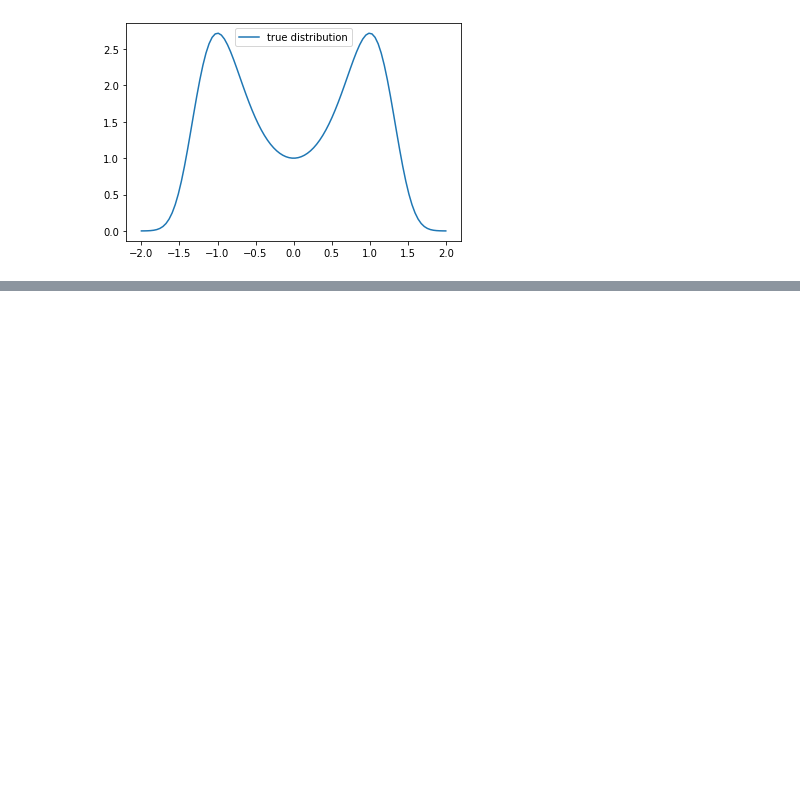
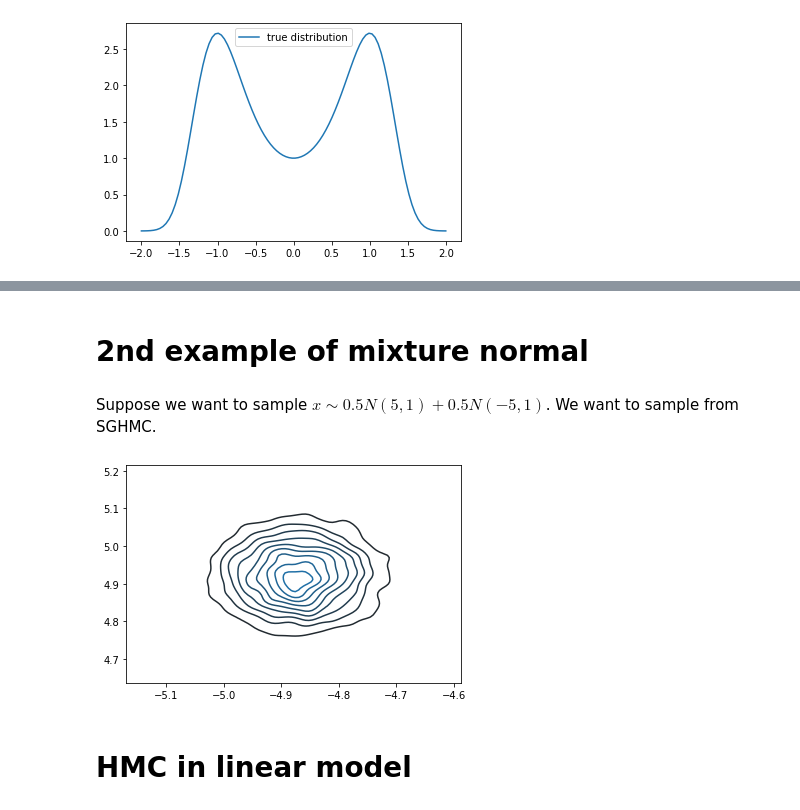
Before and after one commit to tzring/Stochastic-Gradient-HMC-with-Friction, a Jupyter notebook: SGHMC_friction.ipynb, the cells around one changed output, grey strips where cells are left out. Drawn from its saved outputs; the diff is of its cells as text; code cells hidden in the pictures; blank space fills up the shorter version.

```diff
--- a/SGHMC_friction.ipynb
+++ b/SGHMC_friction.ipynb
@@ -303,0 +269,34 @@ array([[1., 0.],
+# %% [markdown]
+# 2nd example of mixture normal
+# %% [markdown]
+Suppose we want to sample $x \sim 0.5N(5,1)+0.5N(-5,1)$. We want to sample from SGHMC.
+# %%
+mu = np.array([5, -5]).reshape(2,1)
+nmc = 200
+x = np.r_[np.random.normal(mu[0], 1, nmc),np.random.normal(mu[1], 1, nmc)]
+# %%
+# define gradient of log p(x|theta)
+def grad_log_p(x, mu):
+    '''compute gradient of log p(x|theta)'''
+
+    #gd = np.c_[x-mu[0], x-mu[1]]
+    #return np.sum(gd, axis = 0)
+    exp1=np.exp(-0.5*(x-mu[0])**2)
+    exp2=np.exp(-0.5*(x-mu[1])**2)
+
+    v = np.c_[exp1*(x-mu[0]),exp2*(x-mu[1])]
+    return np.sum(v/(exp1+exp2),axis=0)
+
+# define gradient of log prior of theta
+def grad_log_prior(mu):
+    '''compute gradient of log prior'''
+
+    return -(np.sum(mu)/10)
+# %%
+sim_mn = SGHMC_friction(theta0=np.array([1,1]), X = x[:,None], grad_logden_data=grad_log_p, grad_logden_prior=grad_log_prior, V=np.eye(2), eps=0.01, i=5000, C=np.eye(2), batch_size=50)
+# %%
+kdeplt2 = sns.kdeplot(sim_mn[:,0],sim_mn[:,1])
+# %% [output]
+[figure, added]
+# %% [markdown]
+# HMC in linear model
```
Also changed, not shown: parts of 28 cells of this notebook.
